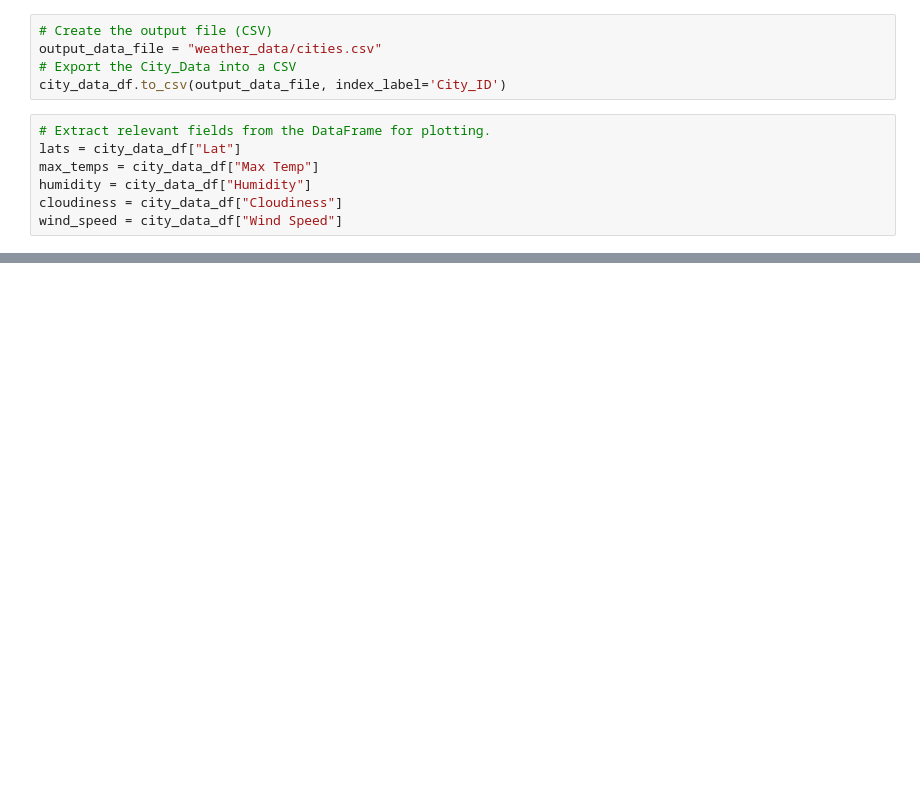
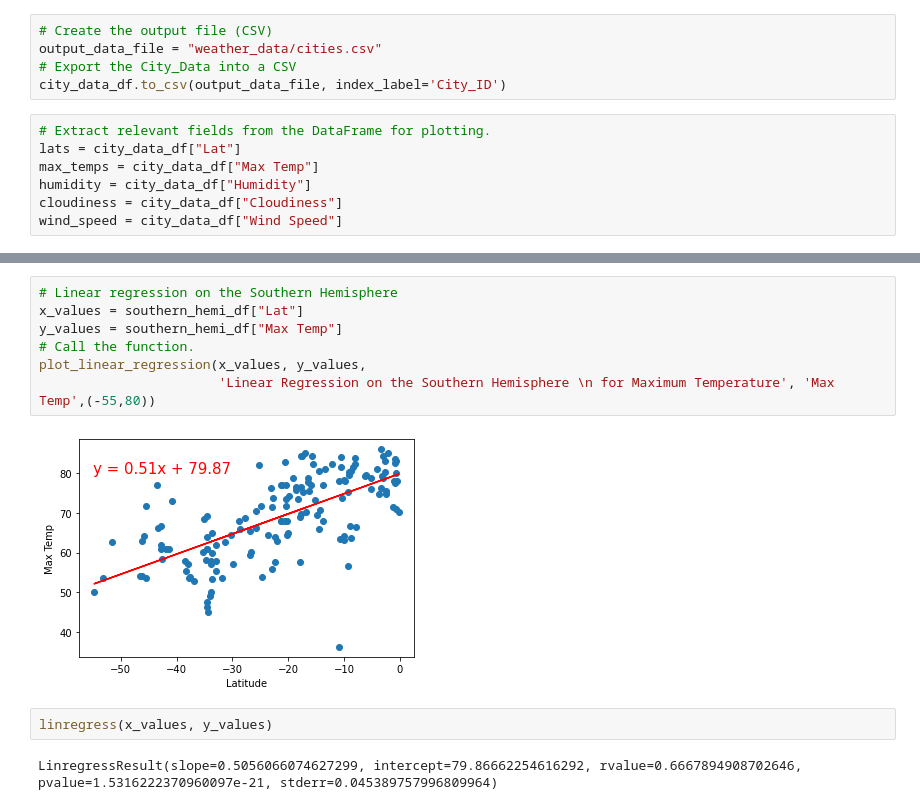
Before and after one commit to Jose-Monagas/World_Weather_Analysis, a Jupyter notebook: WeatherPy.ipynb, the cells around one changed output, grey strips where cells are left out. Saved outputs shown, nothing was run; the diff lists cells and outputs as text; blank space fills up the shorter version.

```diff
--- a/WeatherPy.ipynb
+++ b/WeatherPy.ipynb
@@ -262,0 +347,13 @@ plt.show()
+# %%
+# Linear regression on the Southern Hemisphere
+x_values = southern_hemi_df["Lat"]
+y_values = southern_hemi_df["Max Temp"]
+# Call the function.
+plot_linear_regression(x_values, y_values,
+                       'Linear Regression on the Southern Hemisphere \n for Maximum Temperature', 'Max Temp',(-55,80))
+# %% [output]
+[figure, added]
+# %%
+linregress(x_values, y_values)
+# %% [output]
+LinregressResult(slope=0.5056066074627299, intercept=79.86662254616292, rvalue=0.6667894908702646, pvalue=1.5316222370960097e-21, stderr=0.045389757996809964)
```
Also changed, not shown: parts of 30 cells of this notebook.
